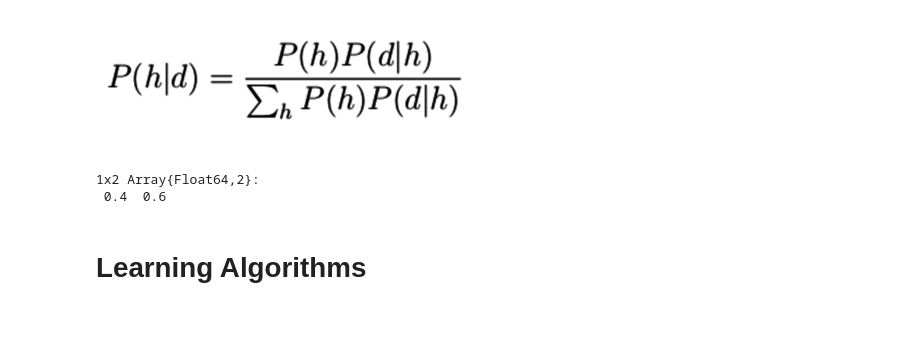
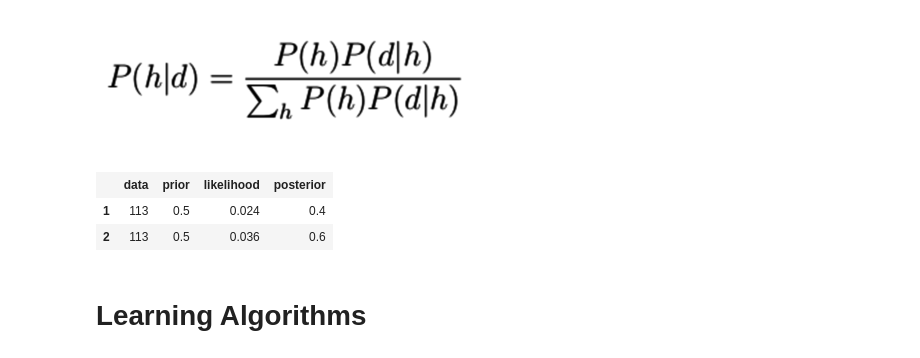
Before and after one commit to dostodabsi/bayesian_ILM, a Jupyter notebook: presentation/presentation.ipynb, the cells around one changed output. Cells and saved outputs as stored; diff of their text form; code cells hidden in the pictures; blank space fills up the shorter version.

```diff
--- a/presentation/presentation.ipynb
+++ b/presentation/presentation.ipynb
@@ -72,23 +70,19 @@ imread("files/bayes_rule.png")
 # %% [output]
 [figure]
 # %%
-# given a dataset d, which hypothesis is most likely to have produced it? P(h|d)
-d = [1 1 3]
+d = [1 1 3] # example dataset
 
-prior = [.5 .5]
+prior = [.5 .5] # prior probability of the hypotheses (before seeing any data)
+
 h = [.2 .2 .6  # h1: P(d1) = P(d2) = .2, P(d3) = .6
      .3 .3 .4] # h2: P(d1) = P(d2) = .3, P(d3) = .4
-
-function bayes(priors, hypotheses, data)
-    llhs = mapslices(h -> *(h[d]...), hypotheses, 2) # P(d|h) for each h
-    propto = llhs' .* priors # P(h) * P(d|h) for each h
-    return propto / sum(propto) # P(h|d) for each h
-end;
+;
 # %%
-posterior = bayes(prior, h, d)
+df = bayes(prior, h, d)
 # %% [output]
-1x2 Array{Float64,2}:
- 0.4  0.6
+|  | data | prior | likelihood | posterior |
+| 1 | 113 | 0.5 | 0.024 | 0.4 |
+| 2 | 113 | 0.5 | 0.036 | 0.6 |
 # %% [markdown]
 # Learning Algorithms
 # %%
```
Also changed, not shown: parts of 23 cells of this notebook, 4 other files.
